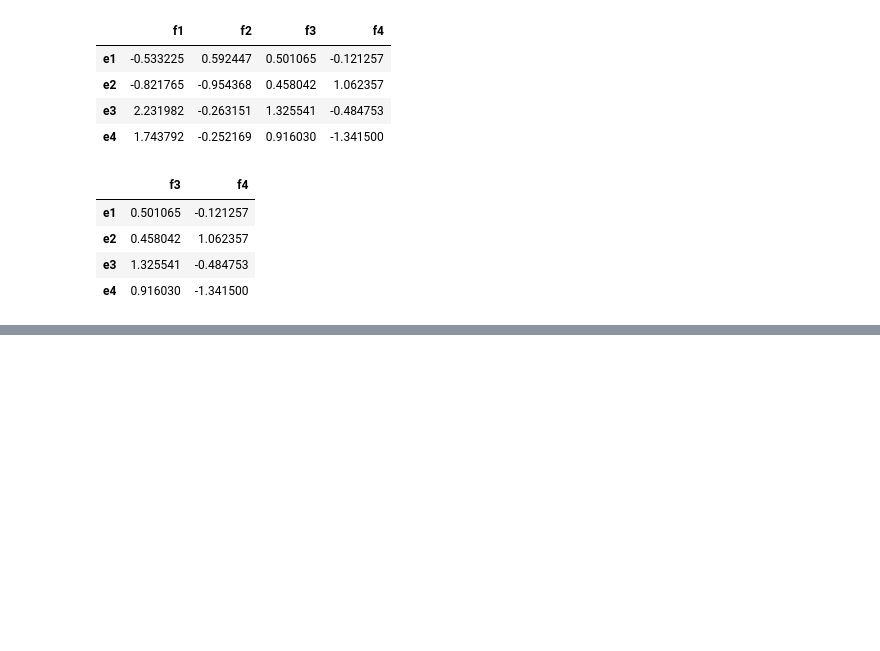
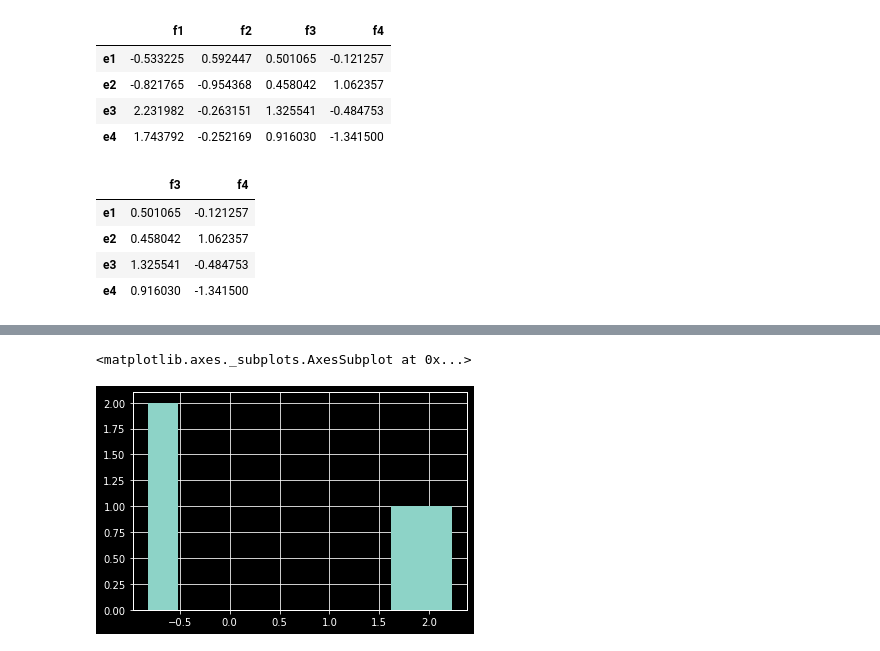
Before and after one commit to varadmahatme/Advanced-machine-learning-deep-learning, a Jupyter notebook: AMLDL1.ipynb, the cells around one changed output, grey strips where cells are left out. Cells and saved outputs as stored; diff of their text form; code cells hidden in the pictures; blank space fills up the shorter version.

```diff
--- a/AMLDL1.ipynb
+++ b/AMLDL1.ipynb
@@ -919,0 +958,6 @@ df[['f3','f4']]
+# %%
+plt.style.use('dark_background')
+df['f1'].hist()
+# %% [output]
+<matplotlib.axes._subplots.AxesSubplot at 0x...>
+[figure, added]
```
Also changed, not shown: parts of 7 cells of this notebook.
